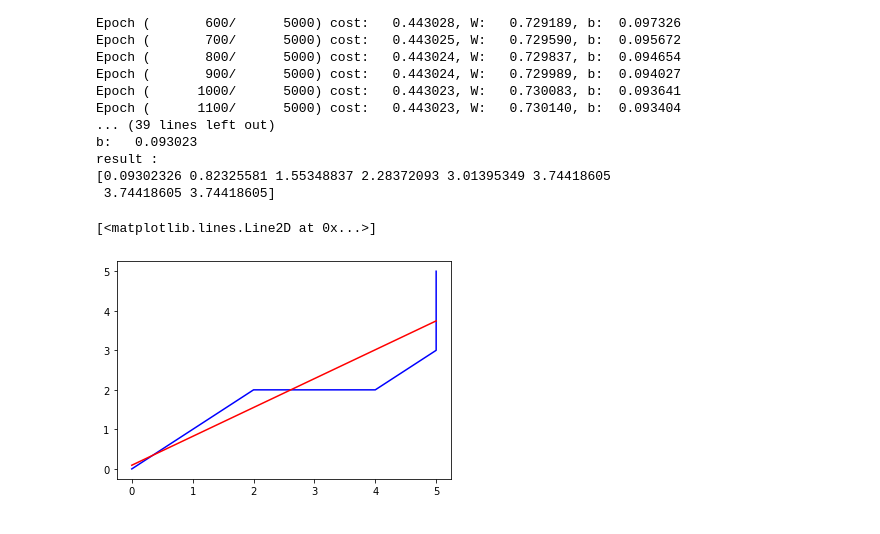
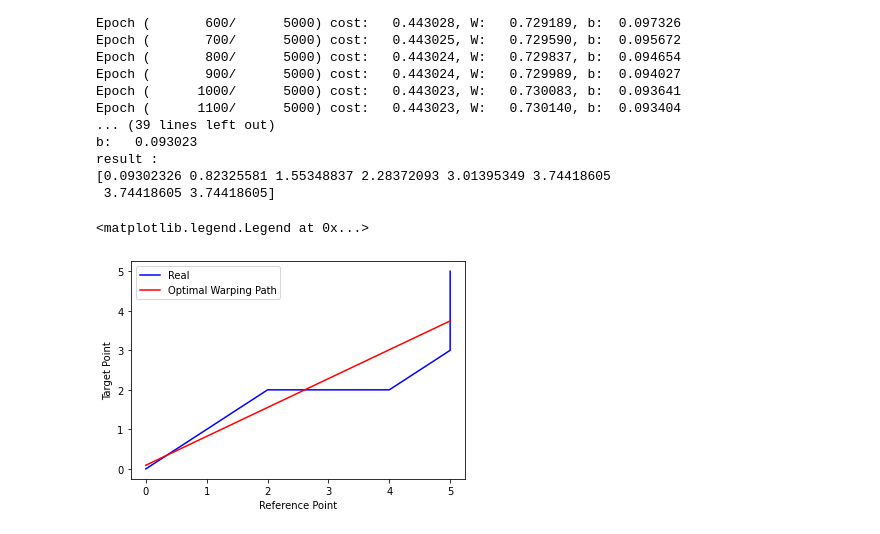
Before and after one commit to HWANG-HOE-SUN/Code-, a Jupyter notebook: DAPROG_수학코드구현.ipynb, the cells around one changed output. Drawn from its saved outputs; the diff is of its cells as text; code cells hidden in the pictures.

```diff
--- a/DAPROG_수학코드구현.ipynb
+++ b/DAPROG_수학코드구현.ipynb
@@ -140,8 +140,12 @@ result :
 [0.09302326 0.82325581 1.55348837 2.28372093 3.01395349 3.74418605
  3.74418605 3.74418605]
 # %%
-plt.plot(x_train,y_train,'b') # 참값(실제 DTW매칭)
-plt.plot(x_train,x_train * W + b,'r') # DTW매칭에 대한 선형 회귀
+plt.plot(x_train,y_train,'b',label='Real') # 참값(실제 DTW매칭)
+plt.plot(x_train,x_train * W + b,'r',label='Optimal Warping Path') # DTW매칭에 대한 선형 회귀
+plt.xlabel('Reference Point')
+plt.ylabel('Target Point')
+
+plt.legend()
 # %% [output]
-[<matplotlib.lines.Line2D at 0x...>]
+<matplotlib.legend.Legend at 0x...>
-[figure, old version]
+[figure, new version]
```
Also changed, not shown: parts of 8 cells of this notebook.
